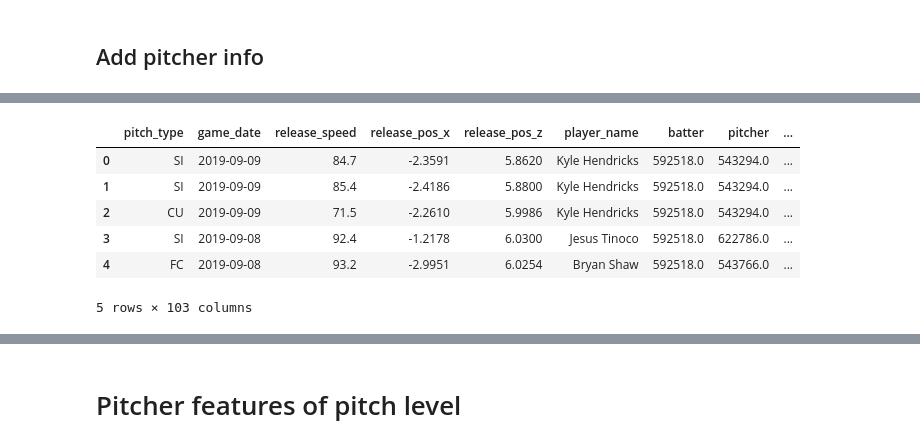
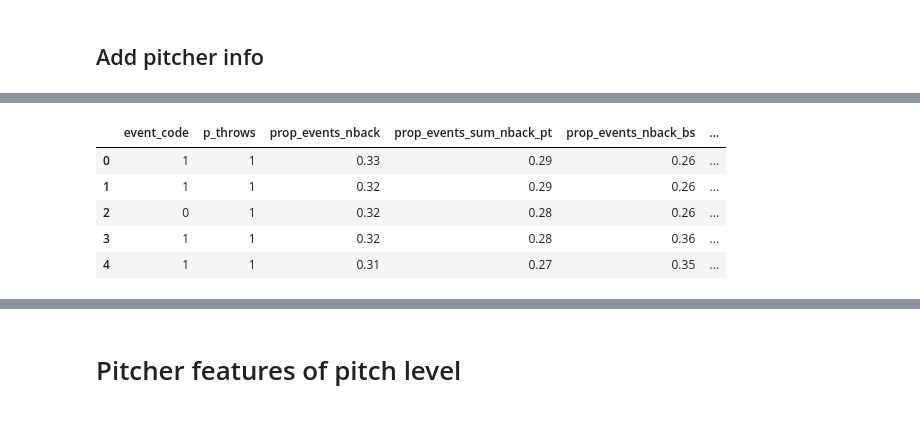
Before and after one commit to benslack19/baseball_player_selector, a Jupyter notebook: daily_fantasy_baseball_predictor_v1.ipynb, the cells around one changed output, grey strips where cells are left out. Cells and saved outputs as stored; diff of their text form; code cells hidden in the pictures.

Commit message:
added pitcher features and corrected some bugs

```diff
--- a/daily_fantasy_baseball_predictor_v1.ipynb
+++ b/daily_fantasy_baseball_predictor_v1.ipynb
@@ -1606,7 +1608,8 @@ df4_bp_match = df_sc_events1.copy()
 543294.0
 [interactive output not drawn]
 # %%
-df_sc_events1_temp = df_sc_events1.iloc[0:5, :].copy()
+# df_sc_events1_temp = df_sc_events1.iloc[0:5, :].copy()
+df_sc_events1_temp = df_sc_events1.copy()
 # %% [output]
 [interactive output not drawn]
 # %%
@@ -1817 +1825,5 @@ for i, pitcher in enumerate(df_sc_events1_temp["pitcher"]):
 [interactive output not drawn]
+# %%
+# TRY THREADING
+
+df_b_p_merged = merge_batter_pitcher_dfs(df_sc_events1_temp, df4model_p1)
@@ -1818,11 +1849,10 @@ for i, pitcher in enumerate(df_sc_events1_temp["pitcher"]):
 # %%
-df_sc_events1_temp.head()
+df_b_p_merged.head()
 # %% [output]
-|  | pitch_type | game_date | release_speed | release_pos_x | release_pos_z | player_name | batter | pitcher | ... |
-| 0 | SI | 2019-09-09 | 84.7 | -2.3591 | 5.8620 | Kyle Hendricks | 592518.0 | 543294.0 | ... |
-| 1 | SI | 2019-09-09 | 85.4 | -2.4186 | 5.8800 | Kyle Hendricks | 592518.0 | 543294.0 | ... |
-| 2 | CU | 2019-09-09 | 71.5 | -2.2610 | 5.9986 | Kyle Hendricks | 592518.0 | 543294.0 | ... |
-| 3 | SI | 2019-09-08 | 92.4 | -1.2178 | 6.0300 | Jesus Tinoco | 592518.0 | 622786.0 | ... |
-| 4 | FC | 2019-09-08 | 93.2 | -2.9951 | 6.0254 | Bryan Shaw | 592518.0 | 543766.0 | ... |
+|  | event_code | p_throws | prop_events_nback | prop_events_sum_nback_pt | prop_events_nback_bs | ... |
+| 0 | 1 | 1 | 0.33 | 0.29 | 0.26 | ... |
+| 1 | 1 | 1 | 0.32 | 0.29 | 0.26 | ... |
+| 2 | 0 | 1 | 0.32 | 0.28 | 0.26 | ... |
+| 3 | 1 | 1 | 0.32 | 0.28 | 0.36 | ... |
+| 4 | 1 | 1 | 0.31 | 0.27 | 0.35 | ... |
-5 rows × 103 columns
 [interactive output not drawn]
```
Also changed, not shown: parts of 42 cells of this notebook.
